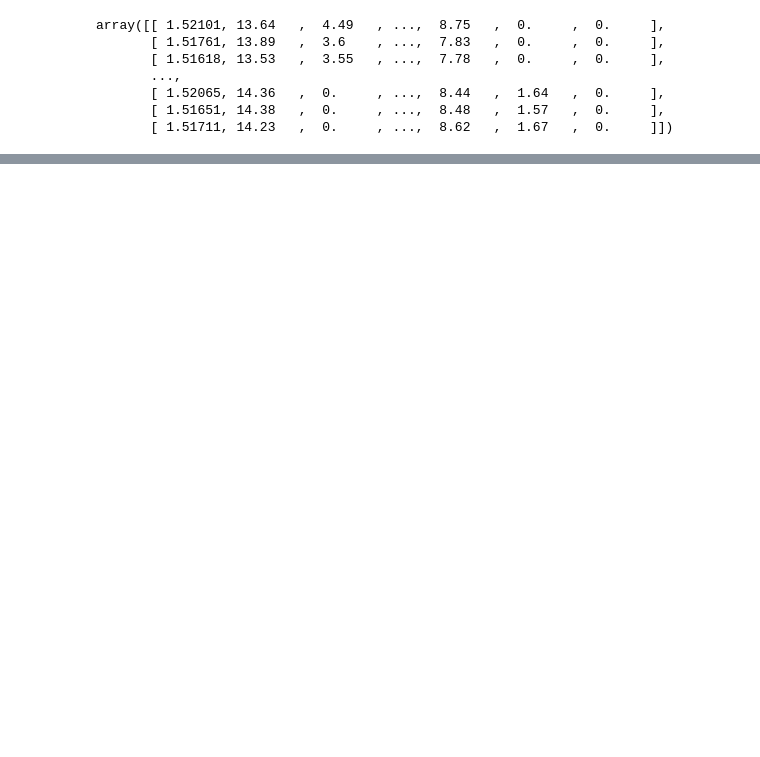
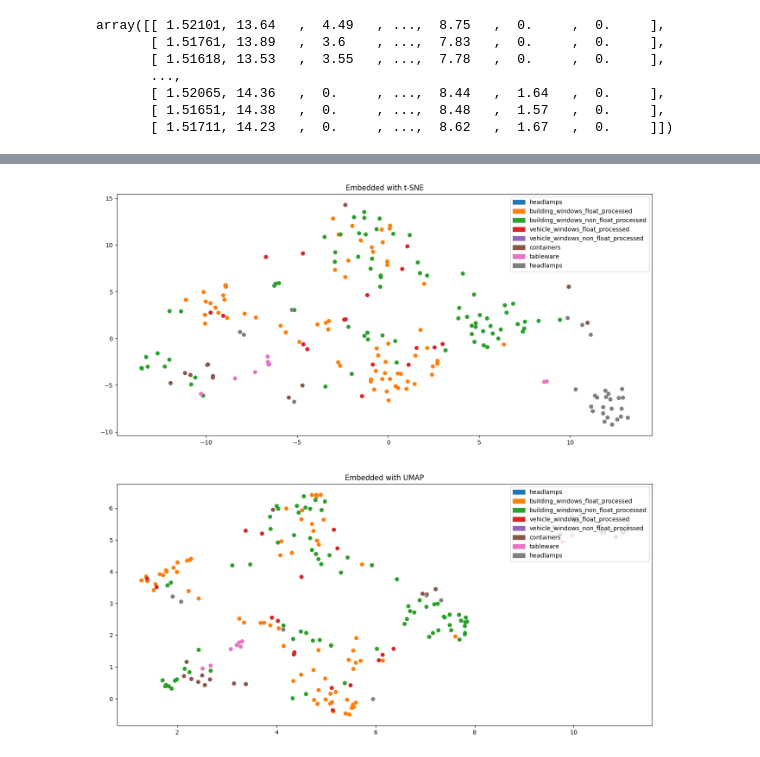
Before and after one commit to Metaraddin/m1_isit, a Jupyter notebook: PR_3-4/notebook.ipynb, the cells around one changed output, grey strips where cells are left out. Saved outputs shown, nothing was run; the diff lists cells and outputs as text; code cells hidden in the pictures; blank space fills up the shorter version.

```diff
--- a/PR_3-4/notebook.ipynb
+++ b/PR_3-4/notebook.ipynb
@@ -83,4 +89,6 @@ plot_embeddings(standard_scaled_tsne, standard_scaled_umap, targets)
 # %%
 robust_scaled_tsne = TSNE().fit_transform(RobustScaler().fit_transform(features))
 robust_scaled_umap = UMAP().fit_transform(RobustScaler().fit_transform(features))
-plot_embeddings(robust_scaled_tsne, robust_scaled_umap, targets)
+plot_embeddings(robust_scaled_tsne, robust_scaled_umap, targets, names)
+# %% [output]
+[figure, added]
```
Also changed, not shown: parts of 4 cells of this notebook, 4 other files.
